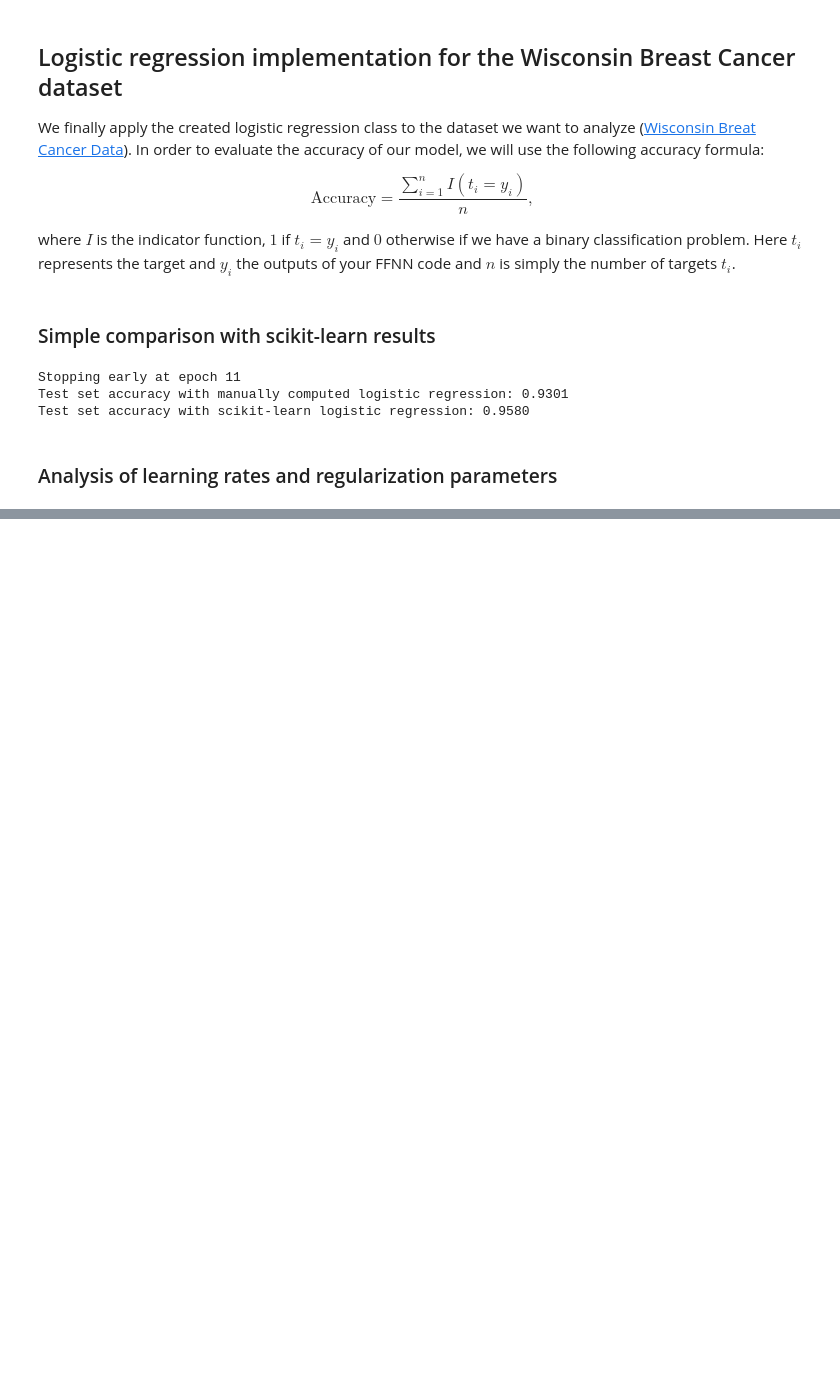
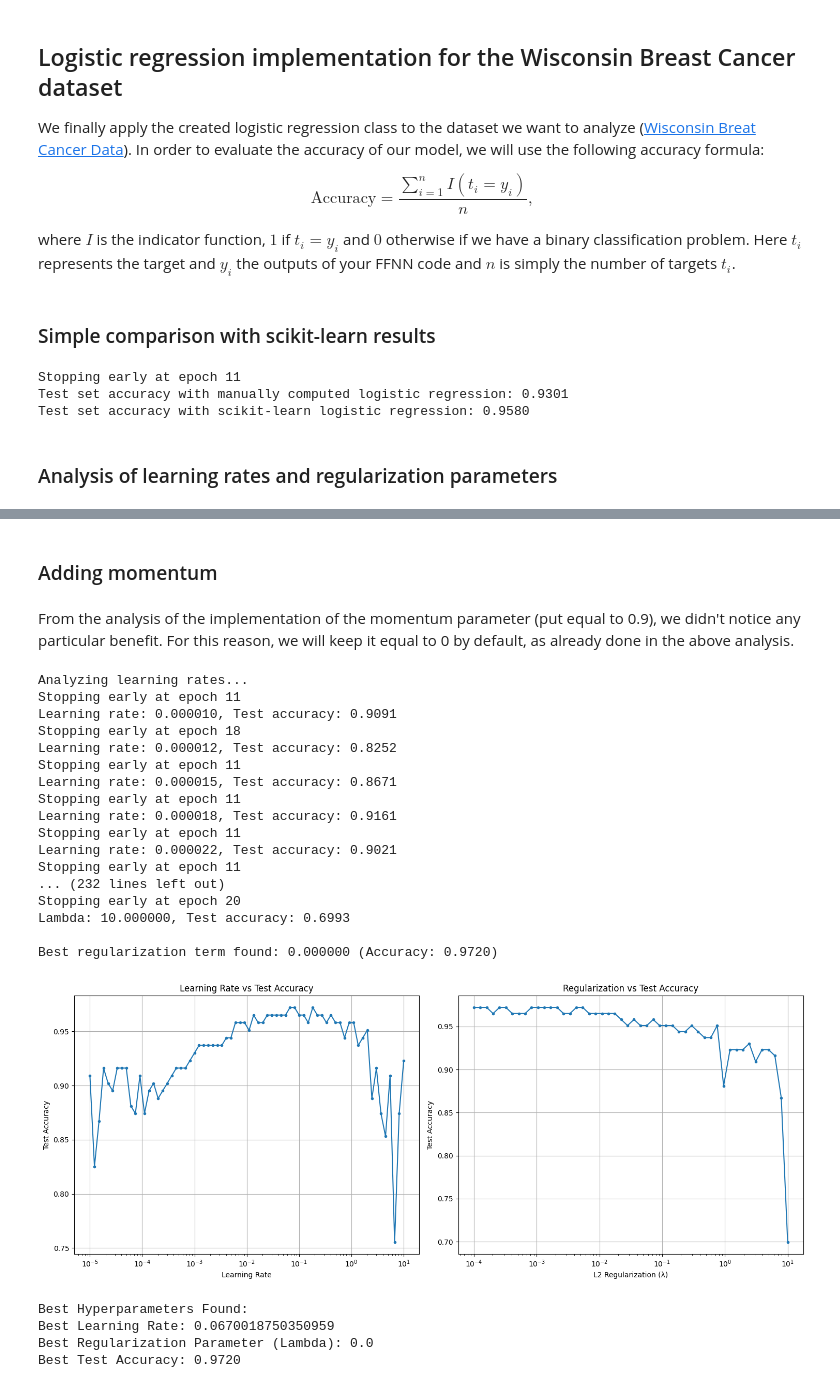
Before and after one commit to Elisaottoboni/Machine-Learning-University-of-Oslo, a Jupyter notebook: Project2/part_E.ipynb, the cells around one changed output, grey strips where cells are left out. Drawn from its saved outputs; the diff is of its cells as text; code cells hidden in the pictures; blank space fills up the shorter version.

Commit message:
Add (hopefully) last version related to logistic regression

```diff
--- a/Project2/part_E.ipynb
+++ b/Project2/part_E.ipynb
@@ -544,0 +535,4 @@ Best Test Accuracy: 0.9790
+# %% [markdown]
+### Adding momentum
+# %% [markdown]
+From the analysis of the implementation of the momentum parameter (put equal to 0.9), we didn't notice any particular benefit. For this reason, we will keep it equal to 0 by default, as already done in the above analysis.
@@ -544,0 +809,40 @@ Best Test Accuracy: 0.9790
+# %%
+# Initialize data (assuming X_train, y_train, X_test, y_test are pre-defined)
+model = LogisticRegressionSGD(verbose=True)
+
+# Run hyperparameter analysis
+best_learning_rate, best_lambda, best_accuracy, best_model = model.analyze_hyperparameters(
+    X_train=X_train,
+    y_train=y_train,
+    X_test=X_test,
+    y_test=y_test
+)
+
+# Print the best results
+print("\nBest Hyperparameters Found:")
+print(f"Best Learning Rate: {best_learning_rate}")
+print(f"Best Regularization Parameter (Lambda): {best_lambda}")
+print(f"Best Test Accuracy: {best_accuracy:.4f}")
+# %% [output]
+Analyzing learning rates...
+Stopping early at epoch 11
+Learning rate: 0.000010, Test accuracy: 0.9091
+Stopping early at epoch 18
+Learning rate: 0.000012, Test accuracy: 0.8252
+Stopping early at epoch 11
+Learning rate: 0.000015, Test accuracy: 0.8671
+Stopping early at epoch 11
+Learning rate: 0.000018, Test accuracy: 0.9161
+Stopping early at epoch 11
+Learning rate: 0.000022, Test accuracy: 0.9021
+Stopping early at epoch 11
+... (232 lines left out)
+Stopping early at epoch 20
+Lambda: 10.000000, Test accuracy: 0.6993
+
+Best regularization term found: 0.000000 (Accuracy: 0.9720)
+[figure, added]
+Best Hyperparameters Found:
+Best Learning Rate: 0.0670018750350959
+Best Regularization Parameter (Lambda): 0.0
+Best Test Accuracy: 0.9720
```
Also changed, not shown: parts of 4 cells of this notebook.
